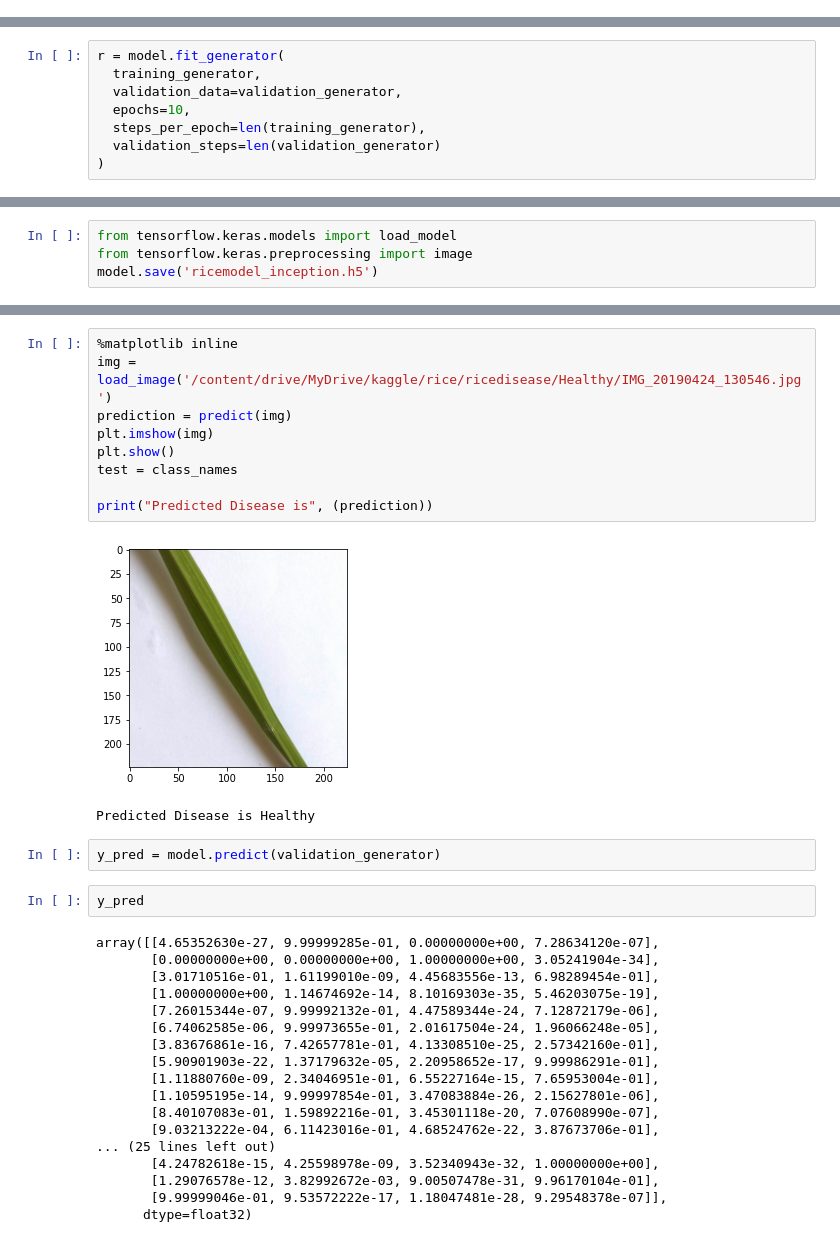
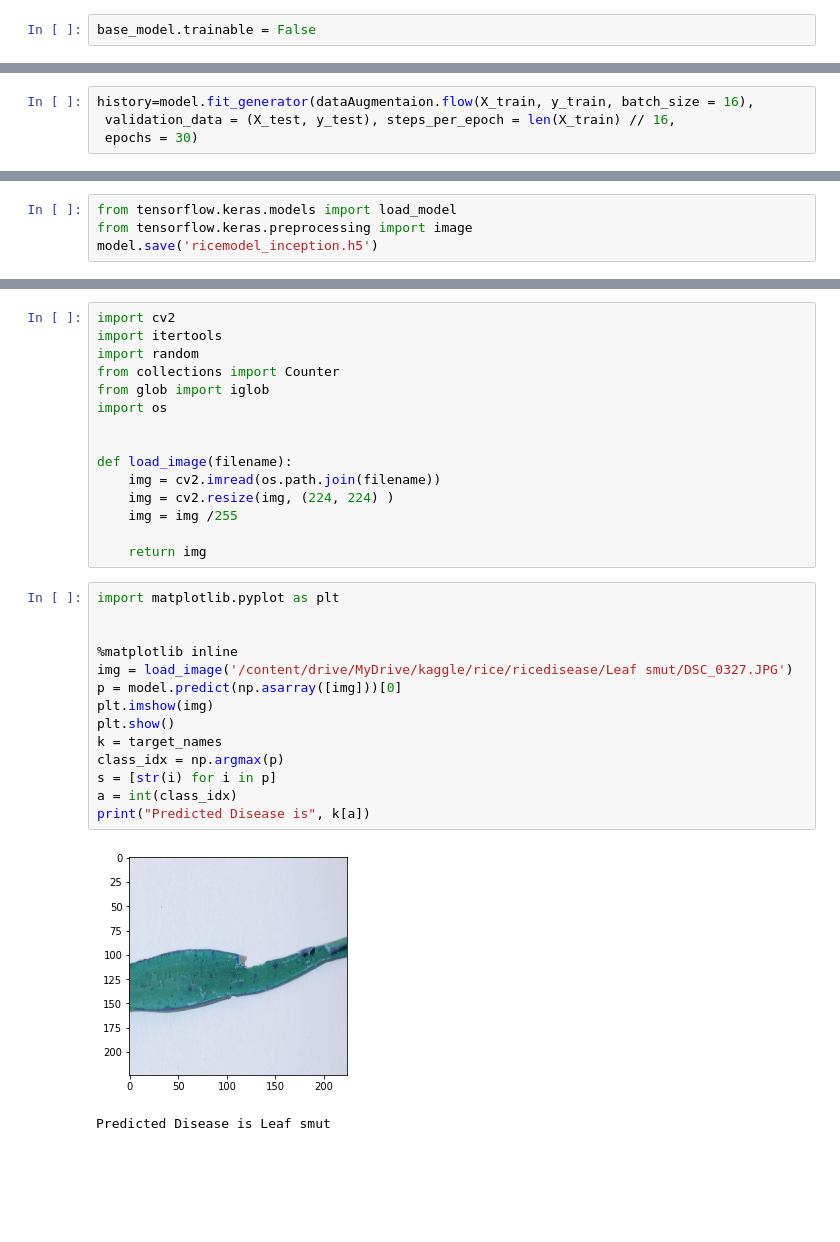
Before and after one commit to thomasathul/Rice-Plant-Disease-Detection, a Jupyter notebook: InceptionV3.ipynb, the cells around one changed output, grey strips where cells are left out. Drawn from its saved outputs; the diff is of its cells as text; blank space fills up the shorter version.

```diff
--- a/InceptionV3.ipynb
+++ b/InceptionV3.ipynb
@@ -144,0 +47,2 @@ ________________________________________________________________________________
+# %%
+base_model.trainable = False
@@ -151,8 +66,0 @@ model.compile(
-# %%
-r = model.fit_generator(
-  training_generator,
-  validation_data=validation_generator,
-  epochs=10,
-  steps_per_epoch=len(training_generator),
-  validation_steps=len(validation_generator)
-)
@@ -196,0 +67,4 @@ plt.savefig('AccVal_acc')
+# %%
+history=model.fit_generator(dataAugmentaion.flow(X_train, y_train, batch_size = 16),
+ validation_data = (X_test, y_test), steps_per_epoch = len(X_train) // 16,
+ epochs = 30)
@@ -218,34 +115,32 @@ def predict(image):
+# %%
+import cv2
+import itertools
+import random
+from collections import Counter
+from glob import iglob
+import os
+
+
+def load_image(filename):
+    img = cv2.imread(os.path.join(filename))
+    img = cv2.resize(img, (224, 224) )
+    img = img /255
+
+    return img
 # %%
+import matplotlib.pyplot as plt
+
+
 %matplotlib inline
-img = load_image('/content/drive/MyDrive/kaggle/rice/ricedisease/Healthy/IMG_20190424_130546.jpg')
-prediction = predict(img)
+img = load_image('/content/drive/MyDrive/kaggle/rice/ricedisease/Leaf smut/DSC_0327.JPG')
+p = model.predict(np.asarray([img]))[0]
 plt.imshow(img)
 plt.show()
-test = class_names
-
-print("Predicted Disease is", (prediction))
+k = target_names
+class_idx = np.argmax(p)
+s = [str(i) for i in p]
+a = int(class_idx)
+print("Predicted Disease is", k[a])
 # %% [output]
-[figure, old version]
+[figure, new version]
-Predicted Disease is Healthy
+Predicted Disease is Leaf smut
-# %%
-y_pred = model.predict(validation_generator)
-# %%
-y_pred
-# %% [output]
-array([[4.65352630e-27, 9.99999285e-01, 0.00000000e+00, 7.28634120e-07],
-       [0.00000000e+00, 0.00000000e+00, 1.00000000e+00, 3.05241904e-34],
-       [3.01710516e-01, 1.61199010e-09, 4.45683556e-13, 6.98289454e-01],
-       [1.00000000e+00, 1.14674692e-14, 8.10169303e-35, 5.46203075e-19],
-       [7.26015344e-07, 9.99992132e-01, 4.47589344e-24, 7.12872179e-06],
-       [6.74062585e-06, 9.99973655e-01, 2.01617504e-24, 1.96066248e-05],
-       [3.83676861e-16, 7.42657781e-01, 4.13308510e-25, 2.57342160e-01],
-       [5.90901903e-22, 1.37179632e-05, 2.20958652e-17, 9.99986291e-01],
-       [1.11880760e-09, 2.34046951e-01, 6.55227164e-15, 7.65953004e-01],
-       [1.10595195e-14, 9.99997854e-01, 3.47083884e-26, 2.15627801e-06],
-       [8.40107083e-01, 1.59892216e-01, 3.45301118e-20, 7.07608990e-07],
-       [9.03213222e-04, 6.11423016e-01, 4.68524762e-22, 3.87673706e-01],
-... (25 lines left out)
-       [4.24782618e-15, 4.25598978e-09, 3.52340943e-32, 1.00000000e+00],
-       [1.29076578e-12, 3.82992672e-03, 9.00507478e-31, 9.96170104e-01],
-       [9.99999046e-01, 9.53572222e-17, 1.18047481e-28, 9.29548378e-07]],
-      dtype=float32)
```
Also changed, not shown: parts of 30 cells of this notebook.
